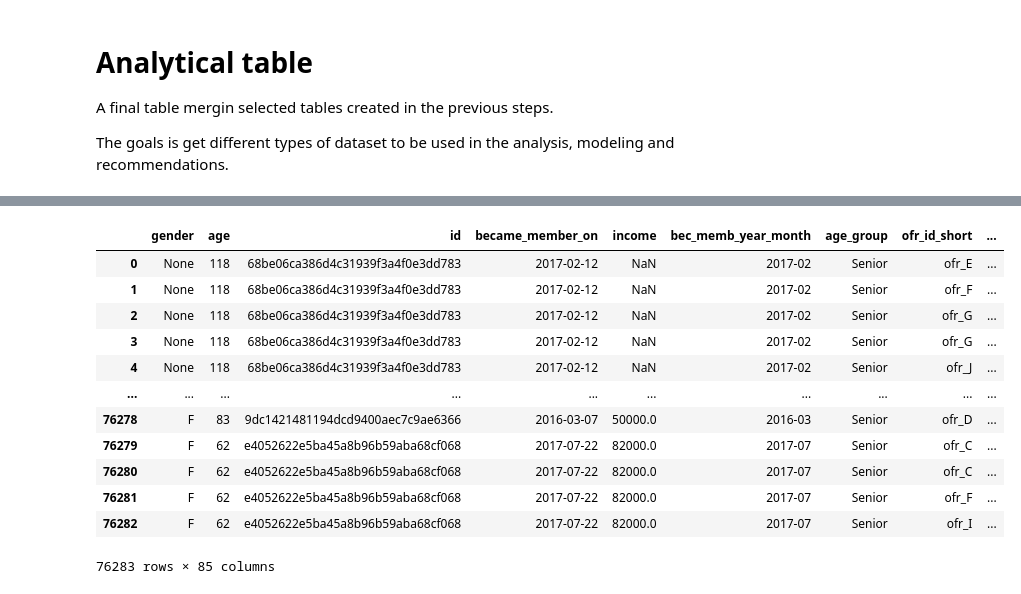
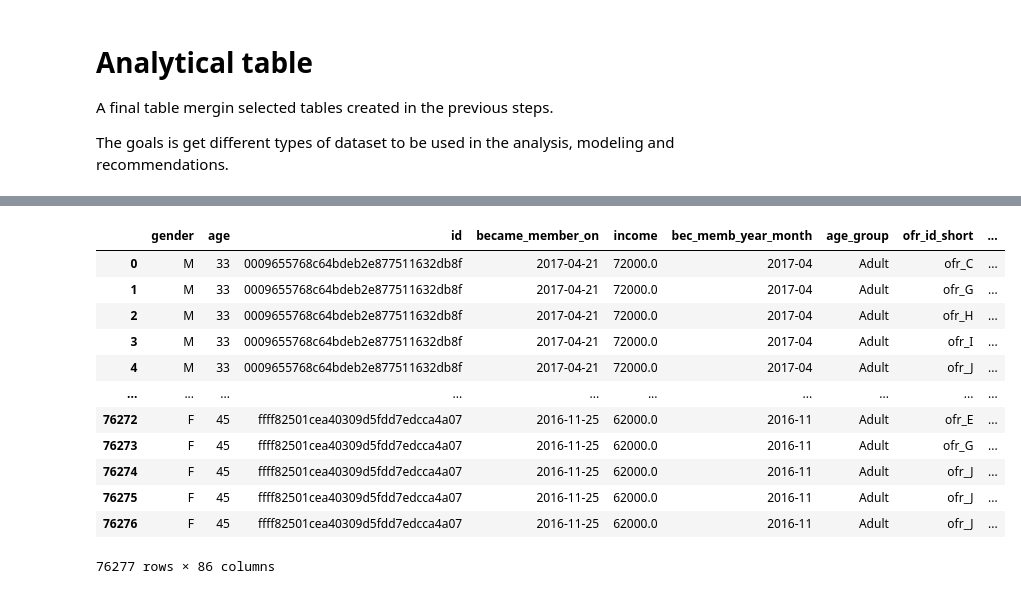
Before and after one commit to Niltonjuniorphd/Starbucks_project, a Jupyter notebook: Starbucks_Capstone_notebook_personal.ipynb, the cells around one changed output, grey strips where cells are left out. Cells and saved outputs as stored; diff of their text form; code cells hidden in the pictures.

```diff
--- a/Starbucks_Capstone_notebook_personal.ipynb
+++ b/Starbucks_Capstone_notebook_personal.ipynb
@@ -642,17 +623,19 @@ dtype: int64
 Using events table to ranking the users by counts of the (`event`) per (`person`) type and it's (`time`) math/statistics features.
 # %%
 user_event_time = events.groupby(['person', 'event']).agg(
-    us_ev_cnt=('person', 'count'),
-    us_ev_mean_t=('time', 'mean'),
-    us_ev_max_t=('time', 'max'),
-    us_ev_dif_t_mean = ('time', lambda x: x.diff().mean() ),
-    us_ev_dif_t_max = ('time', lambda x: x.diff().max() ),
-    us_ev_dif_t_std = ('time', lambda x: x.diff().std() )
+    us_cnt=('person', 'count'),
+    us_mean_t=('time', 'mean'),
+    us_max_t=('time', 'max'),
+    us_dif_t_mean = ('time_diff', 'mean'),
+    us_dif_t_min = ('time_diff', 'min'),
+    us_dif_t_max = ('time_diff', 'max'),
+    us_dif_t_std = ('time_diff', 'std')
 
 ).unstack(level=[1]).reset_index().fillna(0).round(2)
 
 user_event_time.columns = ['_'.join(col).strip('_') for col in user_event_time.columns.to_flat_index()]
 
+user_event_time.to_csv('medalion_data_store/silver/user_event_time.csv', index=False)
 
 user_event_time
 # %% [output]
@@ -858,27 +954,26 @@ user_transactions = transactions.groupby(['person']).agg(
     # std_am_tran=('amount', 'std'),
     min_am_tran=('amount', 'min'),
     max_am_tran=('amount', 'max'),
-    range_amount_tran=('amount', lambda x: x.max() - x.min()),
     mean_t_tran=('time', 'mean'),
     median_t_tran=('time', 'median'),
     # std_t_tran=('time', 'std'),
     min_t_tran=('time', 'min'),
     max_t_tran=('time', 'max'),
-    range_t_tran=('time', lambda x: x.max() - x.min()),
-    freq_tran=('time', lambda x: (len(x) / (x.max() - x.min()))*100 if x.max() != x.min() else 0),
-    recency_tran=('time', lambda x: (714 - x.max()/714))
+    dif_t_tran_mean = ('time_diff', 'mean'),
+    dif_t_tran_min = ('time_diff', 'min'),
+    dif_t_tran_max = ('time_diff', 'max'),
+    std_diff_t_tran = ('time_diff', 'std'),
+    small_tran_count = ('amount', lambda x: (x < x.quantile(0.25)).sum()), # n de transações pequenas
+    big_tran_count = ('amount', lambda x: (x > x.quantile(0.75)).sum()), # n de transações grandes
+    range_t_tran = ('time', lambda x: x.max() - x.min()),
+    freq_tran = ('time', lambda x: (len(x) / (x.max() - x.min()))*100 if x.max() != x.min() else 0),
+    recency_tran = ('time', lambda x: (714 - x.max()/714)),
+    range_amount_tran=('amount', lambda x: x.max() - x.min())
 
 ).round(2).reset_index() #.fillna(0)
 
 user_transactions['max_to_sum_am_tran'] = user_transactions['max_am_tran'] / user_transactions['sum_am_tran'] # preseça de valor alto
 user_transactions['median_to_mean_am_tran'] = user_transactions['median_am_tran'] / user_transactions['mean_am_tran'] # distorção
-user_transactions['small_tran_count'] = transactions.groupby('person')['amount'].apply(lambda x: (x < x.quantile(0.25)).sum()).values # n de transações pequenas
-user_transactions['big_tran_count'] = transactions.groupby('person')['amount'].apply(lambda x: (x > x.quantile(0.75)).sum()).values # n de transações grandes
-user_transactions['dif_t_tran_mean'] = transactions.groupby('person')['time'].apply(lambda x: x.diff().mean()).values # regularidade de transações no tempo
-user_transactions['dif_t_tran_min'] = transactions.groupby('person')['time'].apply(lambda x: x.diff().min()).values # tempo mínimo entre transações
-user_transactions['dif_t_tran_max'] = transactions.groupby('person')['time'].apply(lambda x: x.diff().max()).values # tempo máximo entre transações
-user_transactions['std_diff_t_tran'] = transactions.groupby('person')['time'].apply(lambda x: x.diff().std()).values # regularidade no padrão de compra
-user_transactions['active_ratio_tran'] = transactions.groupby('person')['time'].nunique() / (transactions['time'].max() - transactions['time'].min()) # frequência de compra pessoal
 
 transactions['week'] = transactions['time'] // 24*7
 user_transactions['weekly_tran_mean'] = transactions.groupby(['person', 'week']).size().groupby('person').mean().values # média de compra por semana
@@ -889,7 +984,6 @@ user_transactions['dif_t_tran_mean'] = user_transactions['dif_t_tran_mean'].fill
 user_transactions['dif_t_tran_min'] = user_transactions['dif_t_tran_min'].fillna(0)
 user_transactions['dif_t_tran_max'] = user_transactions['dif_t_tran_max'].fillna(0)
 user_transactions['std_diff_t_tran'] = user_transactions['std_diff_t_tran'].fillna(0)
-user_transactions['active_ratio_tran'] = user_transactions['active_ratio_tran'].fillna(0)
 
 # save the table in the data store
 user_transactions.to_csv('medalion_data_store/silver/user_transactions.csv', index=False)
@@ -1030,7 +1124,7 @@ user_item_u_event['ext_influence'] = (
 
 # Dropping intermediate time calculation columns and others, rounding final values.
 user_item_u_event = user_item_u_event.drop(
-    columns=['time_completed', 'time_received', 'time_viewed', 'to_vr', 'to_cv', 'to_cr']
+    columns=['time_completed', 'time_received', 'time_viewed', 'to_vr', 'to_cv', 'to_cr', 'cnt_received']
 ).round(1)
 
 user_item_u_event = user_item_u_event.round(2).fillna(0)
@@ -1199,33 +1276,33 @@ user_event_time
 # %%
 # Merge unique event features with transcript features based on 'person' column
 # Use a left join to keep all records from user_item_event
-analytical_table = profile.merge(user_item_u_event, left_on='id', right_on='person', how='left').drop(columns=['person'])
+analytical_table = profile.merge(user_item_u_event, left_on='id', right_on='person', how='right').drop(columns=['person'])
 
 analytical_table = analytical_table.merge(user_event_time, left_on='id', right_on='person', how='left').drop(columns=['person'])
 
 analytical_table = analytical_table.merge(user_transactions, left_on='id', right_on='person', how='left').drop(columns=['person'])
 
 analytical_table = analytical_table.merge(transactions_time, left_on='id', right_on='person', how='left').drop(columns=['person'])
 
 # # Save the final dataset to a CSV file
 analytical_table.to_csv('medalion_data_store/gold/analytical_table.csv', index=False)
 
 
 analytical_table
 # %% [output]
 |  | gender | age | id | became_member_on | income | bec_memb_year_month | age_group | ofr_id_short | ... |
-| 0 | None | 118 | 68be06ca386d4c31939f3a4f0e3dd783 | 2017-02-12 | NaN | 2017-02 | Senior | ofr_E | ... |
-| 1 | None | 118 | 68be06ca386d4c31939f3a4f0e3dd783 | 2017-02-12 | NaN | 2017-02 | Senior | ofr_F | ... |
-| 2 | None | 118 | 68be06ca386d4c31939f3a4f0e3dd783 | 2017-02-12 | NaN | 2017-02 | Senior | ofr_G | ... |
-| 3 | None | 118 | 68be06ca386d4c31939f3a4f0e3dd783 | 2017-02-12 | NaN | 2017-02 | Senior | ofr_G | ... |
-| 4 | None | 118 | 68be06ca386d4c31939f3a4f0e3dd783 | 2017-02-12 | NaN | 2017-02 | Senior | ofr_J | ... |
+| 0 | M | 33 | 0009655768c64bdeb2e877511632db8f | 2017-04-21 | 72000.0 | 2017-04 | Adult | ofr_C | ... |
+| 1 | M | 33 | 0009655768c64bdeb2e877511632db8f | 2017-04-21 | 72000.0 | 2017-04 | Adult | ofr_G | ... |
+| 2 | M | 33 | 0009655768c64bdeb2e877511632db8f | 2017-04-21 | 72000.0 | 2017-04 | Adult | ofr_H | ... |
+| 3 | M | 33 | 0009655768c64bdeb2e877511632db8f | 2017-04-21 | 72000.0 | 2017-04 | Adult | ofr_I | ... |
+| 4 | M | 33 | 0009655768c64bdeb2e877511632db8f | 2017-04-21 | 72000.0 | 2017-04 | Adult | ofr_J | ... |
 | ... | ... | ... | ... | ... | ... | ... | ... | ... | ... |
-| 76278 | F | 83 | 9dc1421481194dcd9400aec7c9ae6366 | 2016-03-07 | 50000.0 | 2016-03 | Senior | ofr_D | ... |
-| 76279 | F | 62 | e4052622e5ba45a8b96b59aba68cf068 | 2017-07-22 | 82000.0 | 2017-07 | Senior | ofr_C | ... |
-| 76280 | F | 62 | e4052622e5ba45a8b96b59aba68cf068 | 2017-07-22 | 82000.0 | 2017-07 | Senior | ofr_C | ... |
-| 76281 | F | 62 | e4052622e5ba45a8b96b59aba68cf068 | 2017-07-22 | 82000.0 | 2017-07 | Senior | ofr_F | ... |
-| 76282 | F | 62 | e4052622e5ba45a8b96b59aba68cf068 | 2017-07-22 | 82000.0 | 2017-07 | Senior | ofr_I | ... |
+| 76272 | F | 45 | ffff82501cea40309d5fdd7edcca4a07 | 2016-11-25 | 62000.0 | 2016-11 | Adult | ofr_E | ... |
+| 76273 | F | 45 | ffff82501cea40309d5fdd7edcca4a07 | 2016-11-25 | 62000.0 | 2016-11 | Adult | ofr_G | ... |
+| 76274 | F | 45 | ffff82501cea40309d5fdd7edcca4a07 | 2016-11-25 | 62000.0 | 2016-11 | Adult | ofr_J | ... |
+| 76275 | F | 45 | ffff82501cea40309d5fdd7edcca4a07 | 2016-11-25 | 62000.0 | 2016-11 | Adult | ofr_J | ... |
+| 76276 | F | 45 | ffff82501cea40309d5fdd7edcca4a07 | 2016-11-25 | 62000.0 | 2016-11 | Adult | ofr_J | ... |
-76283 rows × 85 columns
+76277 rows × 86 columns
 # %%
 analytical_table.isna().sum()
 # %% [output]
```
Also changed, not shown: parts of 28 cells of this notebook, 16 other files.
